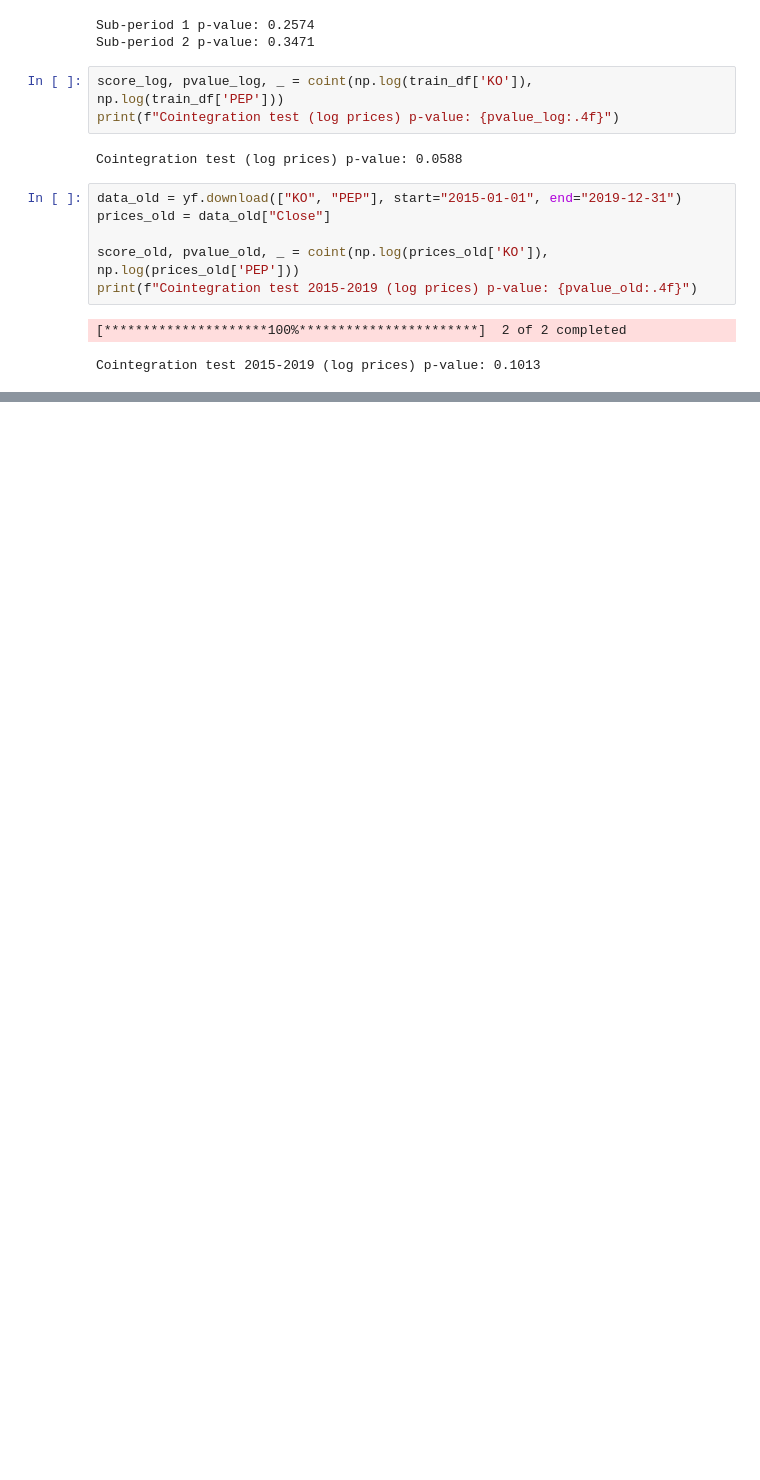
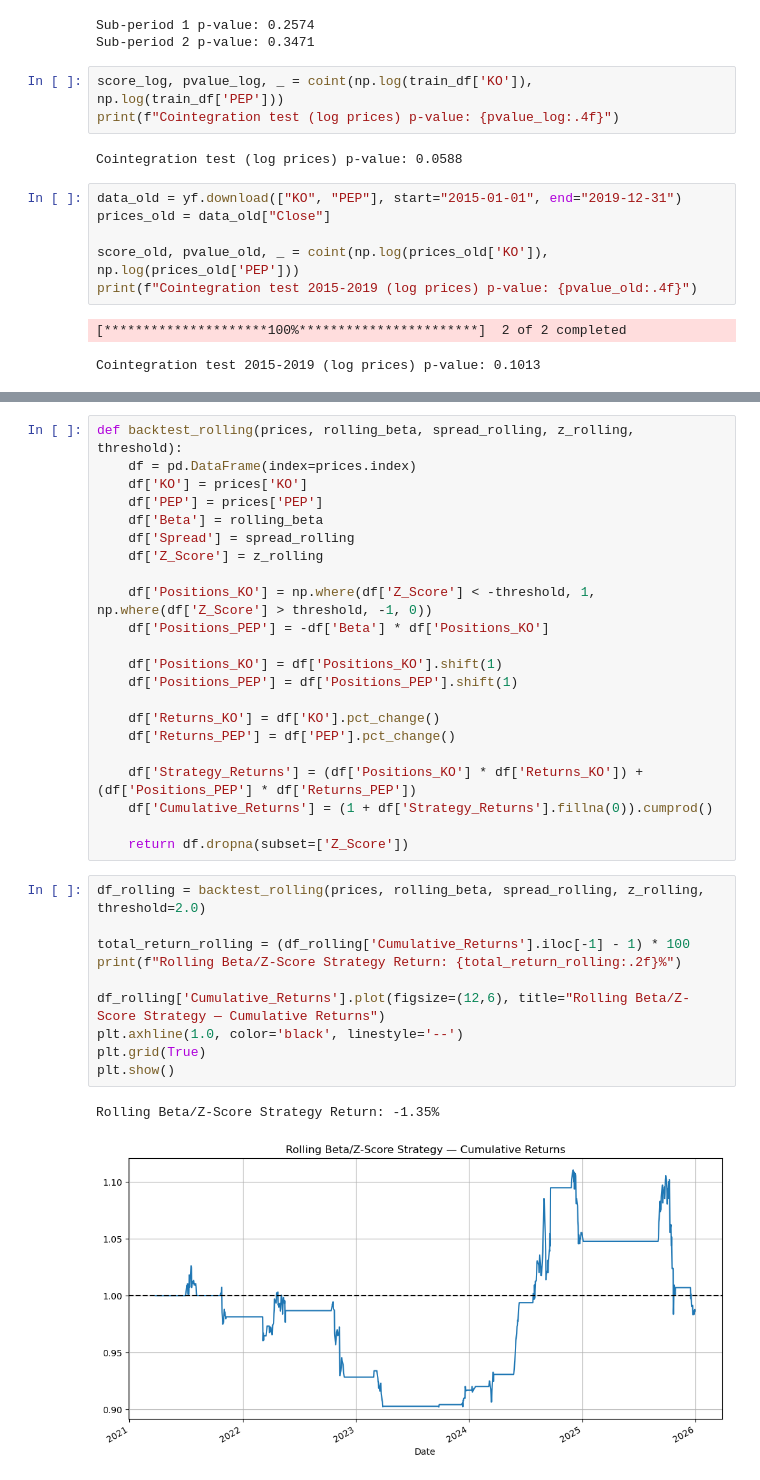
Before and after one commit to 4ammi/pairs-trading-statistical-arbitrage, a Jupyter notebook: cointegrated_pairs_trading.ipynb, the cells around one changed output, grey strips where cells are left out. Saved outputs shown, nothing was run; the diff lists cells and outputs as text; blank space fills up the shorter version.

```diff
--- a/cointegrated_pairs_trading.ipynb
+++ b/cointegrated_pairs_trading.ipynb
@@ -282,0 +320,35 @@ Cointegration test 2015-2019 (log prices) p-value: 0.1013
+# %%
+def backtest_rolling(prices, rolling_beta, spread_rolling, z_rolling, threshold):
+    df = pd.DataFrame(index=prices.index)
+    df['KO'] = prices['KO']
+    df['PEP'] = prices['PEP']
+    df['Beta'] = rolling_beta
+    df['Spread'] = spread_rolling
+    df['Z_Score'] = z_rolling
+
+    df['Positions_KO'] = np.where(df['Z_Score'] < -threshold, 1, np.where(df['Z_Score'] > threshold, -1, 0))
+    df['Positions_PEP'] = -df['Beta'] * df['Positions_KO']
+
+    df['Positions_KO'] = df['Positions_KO'].shift(1)
+    df['Positions_PEP'] = df['Positions_PEP'].shift(1)
+
+    df['Returns_KO'] = df['KO'].pct_change()
+    df['Returns_PEP'] = df['PEP'].pct_change()
+
+    df['Strategy_Returns'] = (df['Positions_KO'] * df['Returns_KO']) + (df['Positions_PEP'] * df['Returns_PEP'])
+    df['Cumulative_Returns'] = (1 + df['Strategy_Returns'].fillna(0)).cumprod()
+
+    return df.dropna(subset=['Z_Score'])
+# %%
+df_rolling = backtest_rolling(prices, rolling_beta, spread_rolling, z_rolling, threshold=2.0)
+
+total_return_rolling = (df_rolling['Cumulative_Returns'].iloc[-1] - 1) * 100
+print(f"Rolling Beta/Z-Score Strategy Return: {total_return_rolling:.2f}%")
+
+df_rolling['Cumulative_Returns'].plot(figsize=(12,6), title="Rolling Beta/Z-Score Strategy — Cumulative Returns")
+plt.axhline(1.0, color='black', linestyle='--')
+plt.grid(True)
+plt.show()
+# %% [output]
+Rolling Beta/Z-Score Strategy Return: -1.35%
+[figure, added]
```
Also changed, not shown: parts of 10 cells of this notebook.
